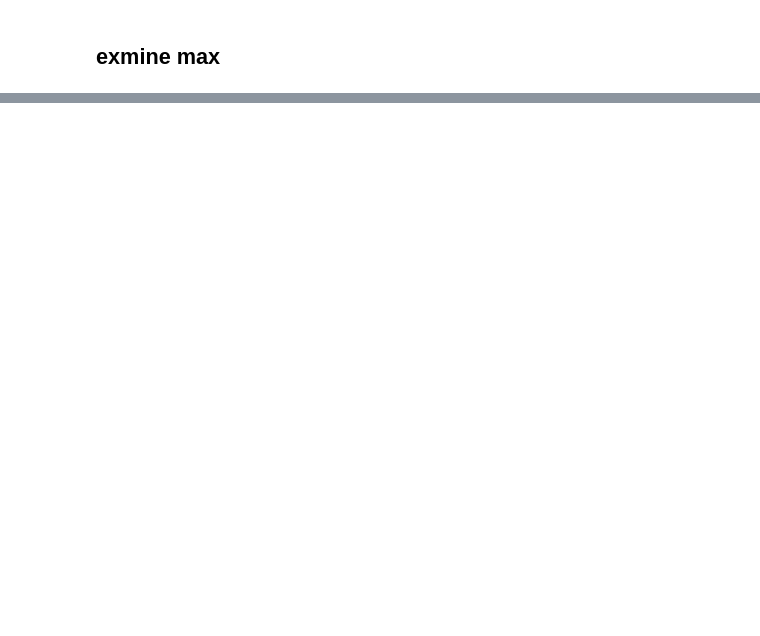
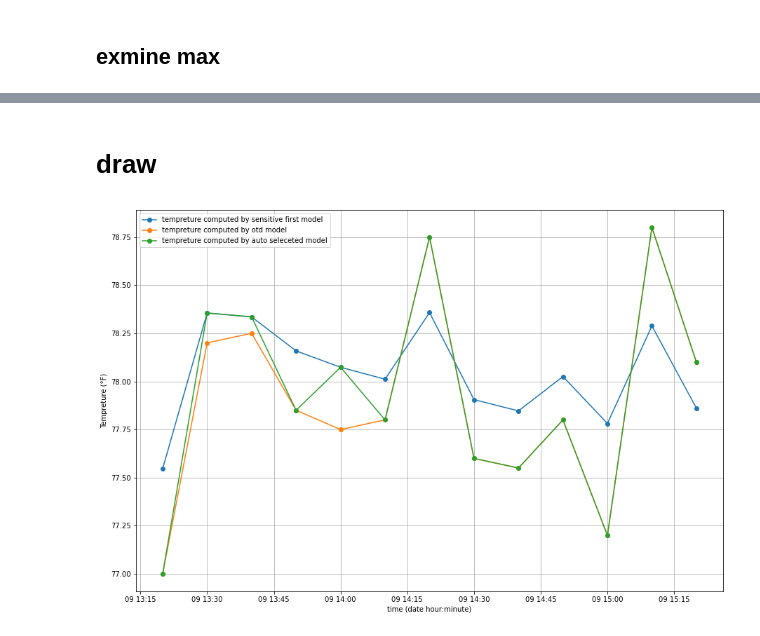
Before and after one commit to chengxiangduan-usc/mecsc, a Jupyter notebook: final_test/model_examine/final_test_model_examine.ipynb, the cells around one changed output, grey strips where cells are left out. Cells and saved outputs as stored; diff of their text form; code cells hidden in the pictures; blank space fills up the shorter version.

```diff
--- a/final_test/model_examine/final_test_model_examine.ipynb
+++ b/final_test/model_examine/final_test_model_examine.ipynb
@@ -273,0 +224,6 @@ r2_score(y_max, y_pred_max)
+# %%
+maxTs = []
+for df in dfs:
+    X = df[X_columns]
+    y = rfr_max.predict(X)
+    maxTs.append(y)
@@ -273,0 +294,8 @@ r2_score(y_max, y_pred_max)
+# %%
+ts_otd_model = []
+for i in range(13):
+    minT = minTs[i]
+    maxT = maxTs[i]
+    ogt = group_tempreture_model.OptimalGroupTempreture(minT, maxT)
+    t = ogt.getTempreture(model='otd model', ppd=0.5)
+    ts_otd_model.append(t)
@@ -273,0 +334,8 @@ r2_score(y_max, y_pred_max)
+# %%
+ts_auto = []
+for i in range(13):
+    minT = minTs[i]
+    maxT = maxTs[i]
+    ogt = group_tempreture_model.OptimalGroupTempreture(minT, maxT)
+    t = ogt.getTempreture(sensitiveRange=3)
+    ts_auto.append(t)
@@ -273,0 +376,2 @@ r2_score(y_max, y_pred_max)
+# %% [markdown]
+# draw
@@ -273,0 +383,25 @@ r2_score(y_max, y_pred_max)
+# %%
+time_start = datetime.datetime.strptime('12/09/20 13:20:00', '%m/%d/%y %H:%M:%S')
+time_end = datetime.datetime.strptime('12/09/20 15:20:00', '%m/%d/%y %H:%M:%S')
+
+t_list = []
+
+t = time_start
+while t <= time_end:
+    t_list.append(t)
+    t = t + pd.Timedelta('10min')
+
+t_Series = pd.Series(t_list)
+# %%
+plt.plot(t_Series, ts_sensitive_model, marker='o', label="tempreture computed by sensitive first model")
+plt.plot(t_Series, ts_otd_model, marker='o', label="tempreture computed by otd model")
+plt.plot(t_Series, ts_auto, marker='o', label="tempreture computed by auto seleceted model")
+
+plt.xlabel('time (date hour:minute)')
+plt.ylabel('Tempreture (°F)')
+plt.legend(loc='upper left')
+plt.grid(True)
+
+plt.show()
+# %% [output]
+[figure, added]
```
Also changed, not shown: parts of 50 cells of this notebook, 1 other file.
